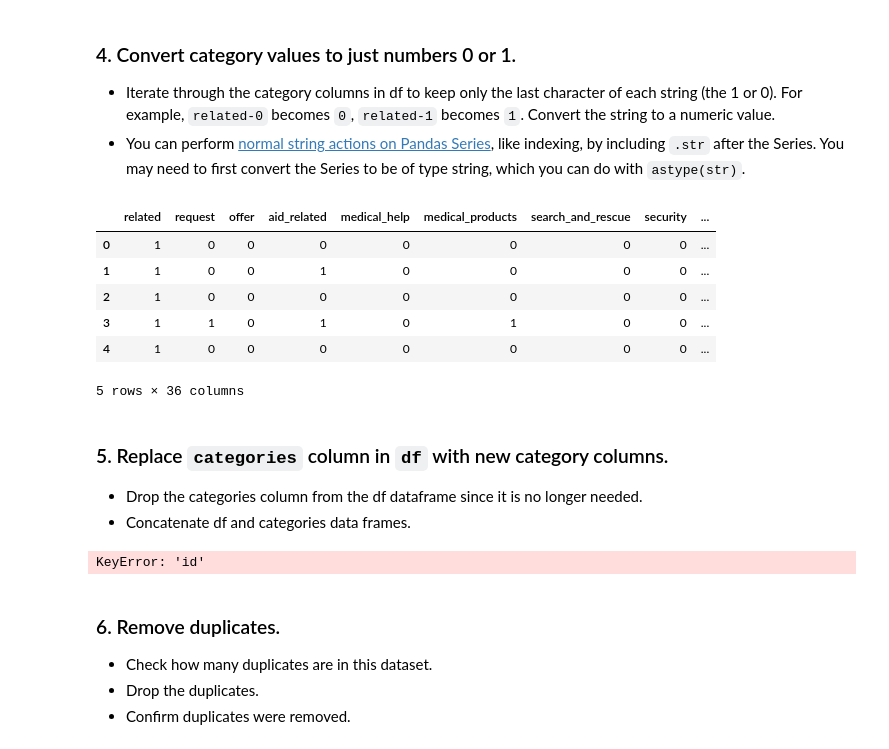
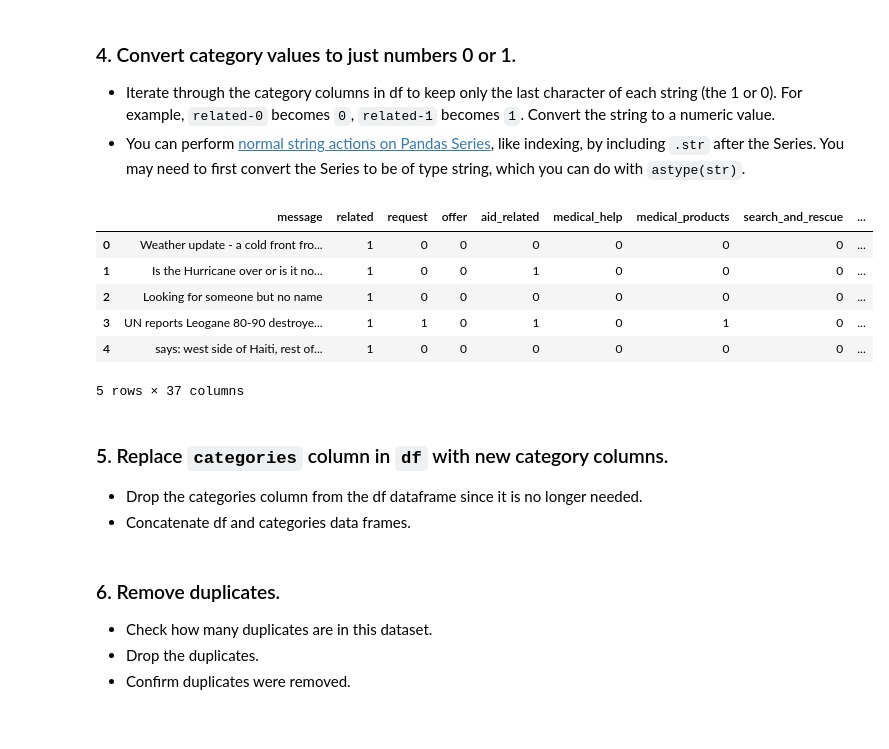
Before and after one commit to CristianCapsuna/Disaster_response_project, a Jupyter notebook: ETL Pipeline Preparation.ipynb, the cells around one changed output. Saved outputs shown, nothing was run; the diff lists cells and outputs as text; code cells hidden in the pictures.

```diff
--- a/ETL Pipeline Preparation.ipynb
+++ b/ETL Pipeline Preparation.ipynb
@@ -103,4 +103,6 @@ df.head()
 - Split the values in the `categories` column on the `;` character so that each value becomes a separate column. You'll find [this method](https://pandas.pydata.org/pandas-docs/version/0.23/generated/pandas.Series.str.split.html) very helpful! Make sure to set `expand=True`.
 - Use the first row of categories dataframe to create column names for the categories data.
 - Rename columns of `categories` with new column names.
+# %%
+df = pd.concat([df[['message']] ,df['categories'].str.split(';', expand = True)], axis = 1)
 # %%
@@ -128,10 +118,13 @@ categories.head()
 # %%
 # select the first row of the categories dataframe
-row_except_id = categories.loc[0,1:]
+row_except_message = df.iloc[0,1:]
 
 # use this row to extract a list of new column names for categories.
 # one way is to apply a lambda function that takes everything
 # up to the second to last character of each string with slicing
-category_colnames = row_except_id.apply(lambda x: x[:-2]).tolist()
+category_colnames = ['message']
+for name in row_except_message:
+    category_colnames.append(name[:-2])
+
 print(category_colnames)
 # %% [output]
@@ -139,5 +132,5 @@ print(category_colnames)
 # %%
 # rename the columns of `categories`
-categories.columns = category_colnames
-categories.head()
+df.columns = category_colnames
+df.head()
 # %% [output]
@@ -153,31 +146,22 @@ categories.head()
 - Iterate through the category columns in df to keep only the last character of each string (the 1 or 0). For example, `related-0` becomes `0`, `related-1` becomes `1`. Convert the string to a numeric value.
 - You can perform [normal string actions on Pandas Series](https://pandas.pydata.org/pandas-docs/stable/text.html#indexing-with-str), like indexing, by including `.str` after the Series. You may need to first convert the Series to be of type string, which you can do with `astype(str)`.
 # %%
-for column in categories:
+for column in df.columns[1:]:
     # set each value to be the last character of the string
-    categories[column] = categories[column].str[-1]
+    df[column] = df[column].str[-1]
 
     # convert column from string to numeric
-    categories[column] = categories[column].astype(int)
-categories.head()
+    df[column] = df[column].astype(int)
+df.head()
 # %% [output]
-|  | related | request | offer | aid_related | medical_help | medical_products | search_and_rescue | security | ... |
-| 0 | 1 | 0 | 0 | 0 | 0 | 0 | 0 | 0 | ... |
-| 1 | 1 | 0 | 0 | 1 | 0 | 0 | 0 | 0 | ... |
-| 2 | 1 | 0 | 0 | 0 | 0 | 0 | 0 | 0 | ... |
-| 3 | 1 | 1 | 0 | 1 | 0 | 1 | 0 | 0 | ... |
-| 4 | 1 | 0 | 0 | 0 | 0 | 0 | 0 | 0 | ... |
+|  | message | related | request | offer | aid_related | medical_help | medical_products | search_and_rescue | ... |
+| 0 | Weather update - a cold front fro... | 1 | 0 | 0 | 0 | 0 | 0 | 0 | ... |
+| 1 | Is the Hurricane over or is it no... | 1 | 0 | 0 | 1 | 0 | 0 | 0 | ... |
+| 2 | Looking for someone but no name | 1 | 0 | 0 | 0 | 0 | 0 | 0 | ... |
+| 3 | UN reports Leogane 80-90 destroye... | 1 | 1 | 0 | 1 | 0 | 1 | 0 | ... |
+| 4 | says: west side of Haiti, rest of... | 1 | 0 | 0 | 0 | 0 | 0 | 0 | ... |
-5 rows × 36 columns
+5 rows × 37 columns
 # %% [markdown]
 ### 5. Replace `categories` column in `df` with new category columns.
 - Drop the categories column from the df dataframe since it is no longer needed.
 - Concatenate df and categories data frames.
-# %%
-# drop the original categories column from `df`
-
-df = pd.concat([df.drop('categories', axis = 1), categories], axis = 1)
-df_new = pd.merge(messages, categories, on = 'id')
-
-print(df.equals(df_new))
-# %% [output]
-KeyError: 'id'
```
Also changed, not shown: parts of 10 cells of this notebook, 5 other files.
